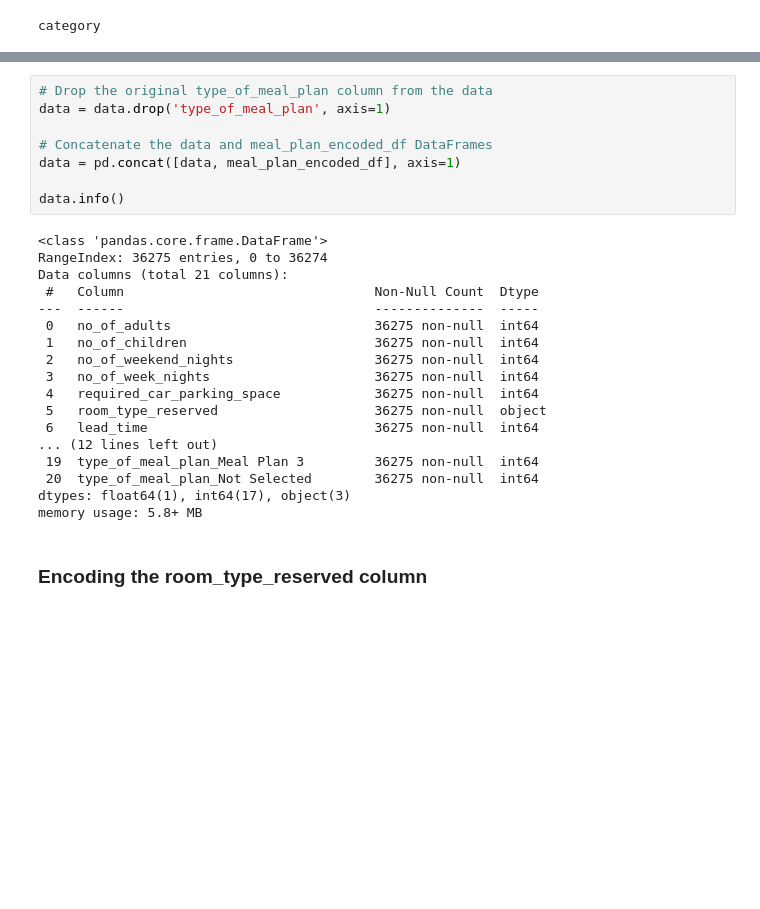
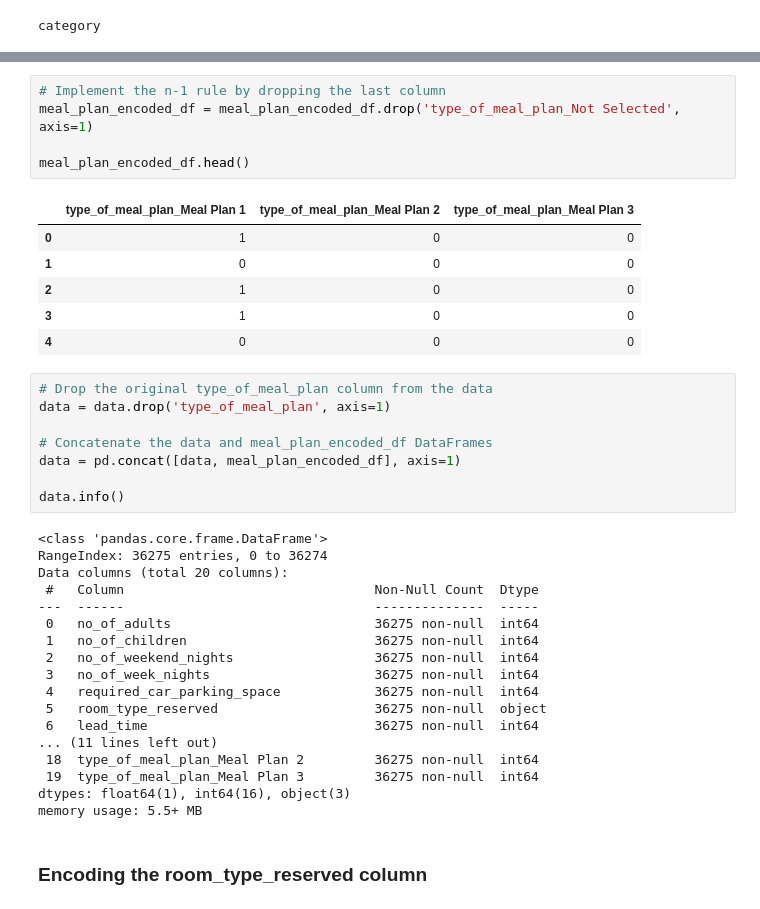
Before and after one commit to Drashko73/hotel-reservations-analysis, a Jupyter notebook: notebooks/03_data_preparation.ipynb, the cells around one changed output, grey strips where cells are left out. Cells and saved outputs as stored; diff of their text form; blank space fills up the shorter version.

```diff
--- a/notebooks/03_data_preparation.ipynb
+++ b/notebooks/03_data_preparation.ipynb
@@ -74,6 +74,18 @@ meal_plan_encoded_df.head()
 | 2 | 1 | 0 | 0 | 0 |
 | 3 | 1 | 0 | 0 | 0 |
 | 4 | 0 | 0 | 0 | 1 |
+# %%
+# Implement the n-1 rule by dropping the last column
+meal_plan_encoded_df = meal_plan_encoded_df.drop('type_of_meal_plan_Not Selected', axis=1)
+
+meal_plan_encoded_df.head()
+# %% [output]
+|  | type_of_meal_plan_Meal Plan 1 | type_of_meal_plan_Meal Plan 2 | type_of_meal_plan_Meal Plan 3 |
+| 0 | 1 | 0 | 0 |
+| 1 | 0 | 0 | 0 |
+| 2 | 1 | 0 | 0 |
+| 3 | 1 | 0 | 0 |
+| 4 | 0 | 0 | 0 |
 # %%
 # Drop the original type_of_meal_plan column from the data
 data = data.drop('type_of_meal_plan', axis=1)
@@ -85,7 +97,7 @@ data.info()
 # %% [output]
 <class 'pandas.core.frame.DataFrame'>
 RangeIndex: 36275 entries, 0 to 36274
-Data columns (total 21 columns):
+Data columns (total 20 columns):
  #   Column                                Non-Null Count  Dtype
 ---  ------                                --------------  -----
  0   no_of_adults                          36275 non-null  int64
@@ -95,11 +107,11 @@ Data columns (total 21 columns):
  4   required_car_parking_space            36275 non-null  int64
  5   room_type_reserved                    36275 non-null  object
  6   lead_time                             36275 non-null  int64
-... (12 lines left out)
+... (11 lines left out)
+ 18  type_of_meal_plan_Meal Plan 2         36275 non-null  int64
  19  type_of_meal_plan_Meal Plan 3         36275 non-null  int64
- 20  type_of_meal_plan_Not Selected        36275 non-null  int64
-dtypes: float64(1), int64(17), object(3)
-memory usage: 5.8+ MB
+dtypes: float64(1), int64(16), object(3)
+memory usage: 5.5+ MB
 # %% [markdown]
 ### Encoding the room_type_reserved column
 # %%
```
Also changed, not shown: parts of 5 cells of this notebook, 12 other files.
